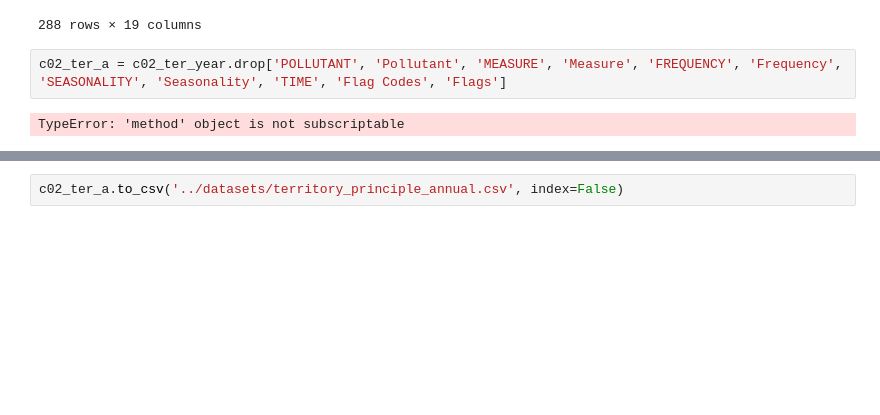
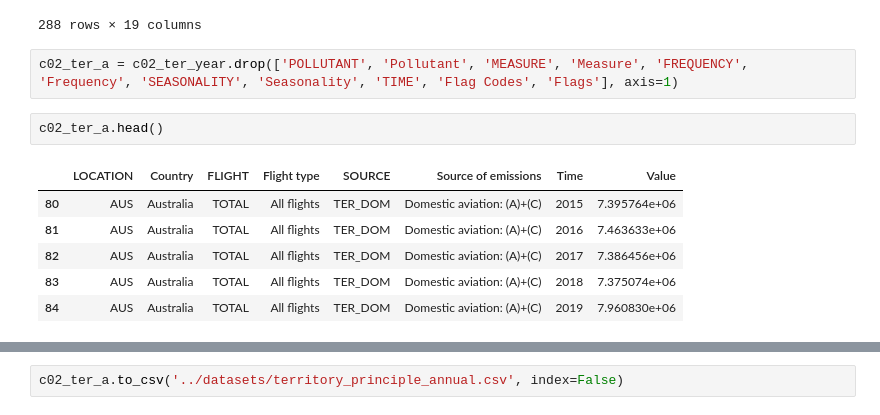
Before and after one commit to TheMirch/dsi-group-project, a Jupyter notebook: code/nolan.ipynb, the cells around one changed output, grey strips where cells are left out. Cells and saved outputs as stored; diff of their text form; blank space fills up the shorter version.

```diff
--- a/code/nolan.ipynb
+++ b/code/nolan.ipynb
@@ -174,6 +174,13 @@ USA
 | 28654 | USA | United States | CO2 | Carbon dioxide | TCO2 | tonnes of CO2-equivalent | C | Freight flights | A | Annual | ... |
 288 rows × 19 columns
 # %%
-c02_ter_a = c02_ter_year.drop['POLLUTANT', 'Pollutant', 'MEASURE', 'Measure', 'FREQUENCY', 'Frequency', 'SEASONALITY', 'Seasonality', 'TIME', 'Flag Codes', 'Flags']
+c02_ter_a = c02_ter_year.drop(['POLLUTANT', 'Pollutant', 'MEASURE', 'Measure', 'FREQUENCY', 'Frequency', 'SEASONALITY', 'Seasonality', 'TIME', 'Flag Codes', 'Flags'], axis=1)
-# %% [output]
-TypeError: 'method' object is not subscriptable
+# %%
+c02_ter_a.head()
+# %% [output]
+|  | LOCATION | Country | FLIGHT | Flight type | SOURCE | Source of emissions | Time | Value |
+| 80 | AUS | Australia | TOTAL | All flights | TER_DOM | Domestic aviation: (A)+(C) | 2015 | 7.395764e+06 |
+| 81 | AUS | Australia | TOTAL | All flights | TER_DOM | Domestic aviation: (A)+(C) | 2016 | 7.463633e+06 |
+| 82 | AUS | Australia | TOTAL | All flights | TER_DOM | Domestic aviation: (A)+(C) | 2017 | 7.386456e+06 |
+| 83 | AUS | Australia | TOTAL | All flights | TER_DOM | Domestic aviation: (A)+(C) | 2018 | 7.375074e+06 |
+| 84 | AUS | Australia | TOTAL | All flights | TER_DOM | Domestic aviation: (A)+(C) | 2019 | 7.960830e+06 |
```
Also changed, not shown: parts of 1 cell of this notebook.
